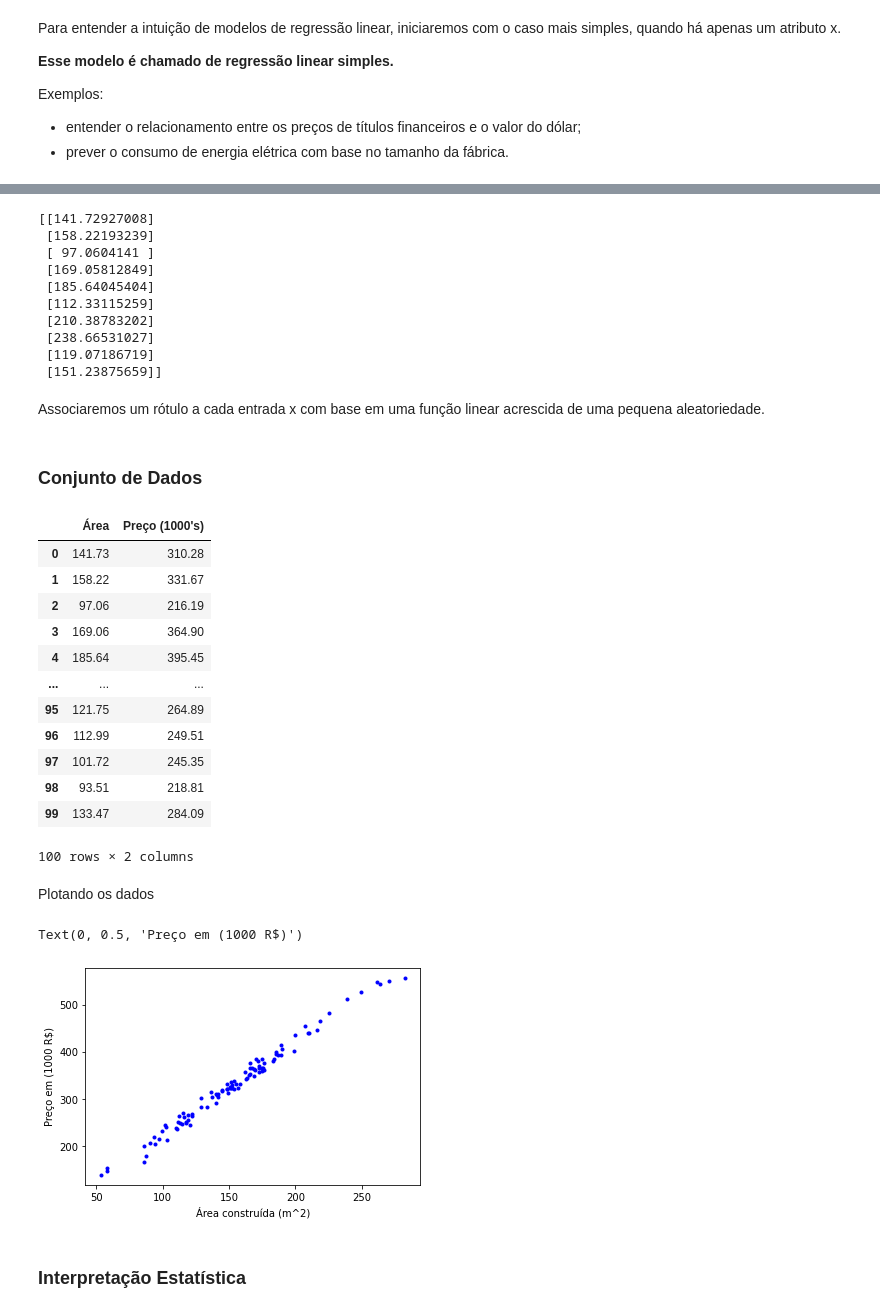
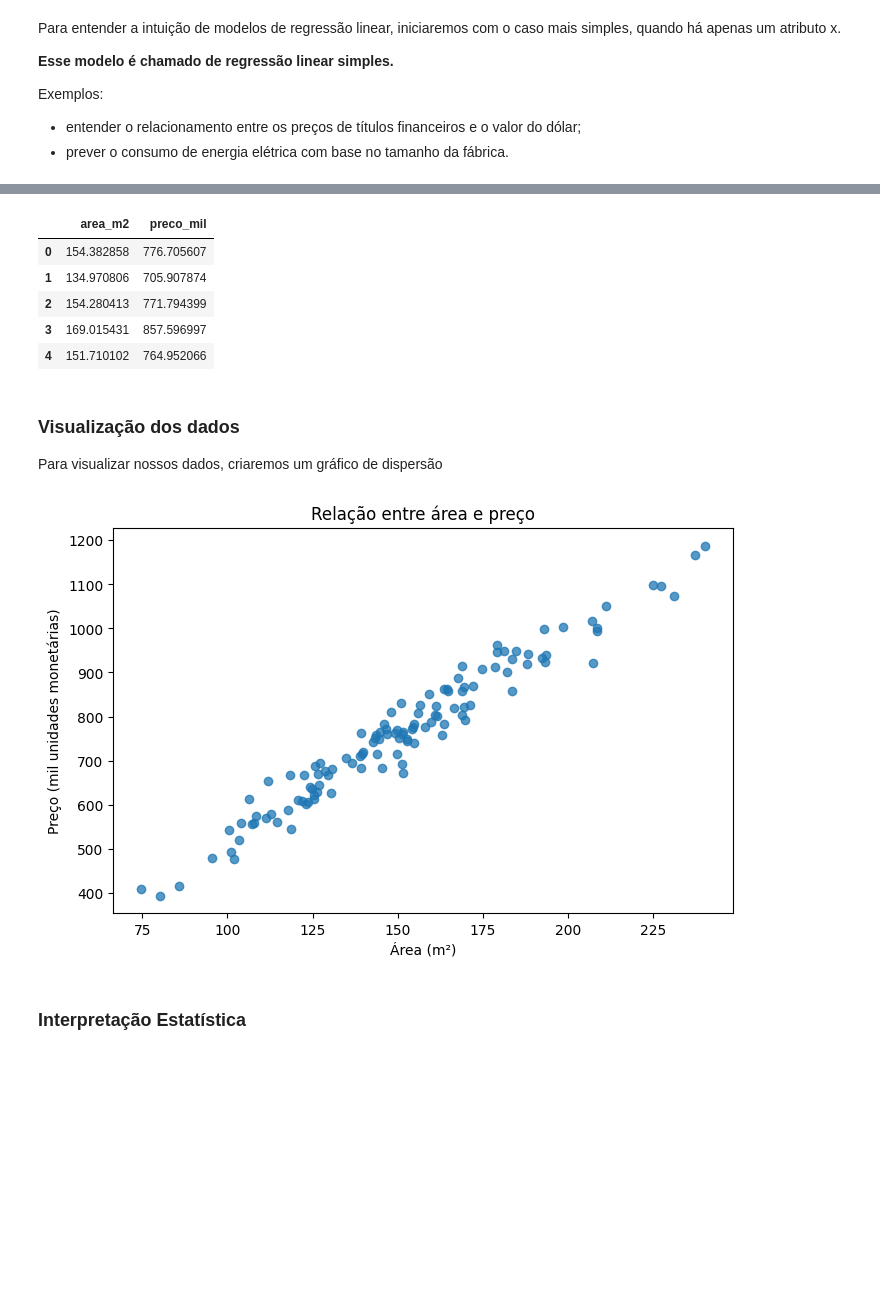
Before and after one commit to diogoflim/AM, a Jupyter notebook: 05_Reg_linear.ipynb, the cells around one changed output, grey strips where cells are left out. Saved outputs shown, nothing was run; the diff lists cells and outputs as text; code cells hidden in the pictures; blank space fills up the shorter version.

```diff
--- a/05_Reg_linear.ipynb
+++ b/05_Reg_linear.ipynb
@@ -46,20 +61,26 @@ Vamos iniciar plotando um gráfico de dispersão para uma função linear qualqu
 # %%
-mu, sigma = 150, 50 # média e desvio padrão
+# área em m²
+n_apartamentos = 120
 
-# gerando 100 variáveis entre 0 e 2
-X = np.random.normal(mu, sigma, size=(100,1))
+area = np.random.normal(loc=150, scale=35, size= (n_apartamentos,1))
+area = np.clip(area, 45, None)  # evitando áreas negativas ou muito pequenas
 
-print (X[:10])
+# modelo "verdadeiro" subjacente (desconhecido em problemas reais)
+preco_base = 80 + 4.5 * area
+
+# ruído aleatório
+ruido = np.random.normal(loc=0, scale=35, size=(n_apartamentos,1))
+
+# preço observado
+preco = preco_base + ruido
+
+dados = pd.DataFrame(np.concatenate((area,preco), axis=1), columns = ["area_m2", "preco_mil"])
+
+dados.head()
 # %% [output]
-[[141.72927008]
- [158.22193239]
- [ 97.0604141 ]
- [169.05812849]
- [185.64045404]
- [112.33115259]
- [210.38783202]
- [238.66531027]
- [119.07186719]
- [151.23875659]]
+|  | area_m2 | preco_mil |
+| 0 | 154.382858 | 776.705607 |
+| 1 | 134.970806 | 705.907874 |
+| 2 | 154.280413 | 771.794399 |
+| 3 | 169.015431 | 857.596997 |
+| 4 | 151.710102 | 764.952066 |
-# %% [markdown]
-Associaremos um rótulo a cada entrada x com base em uma função linear acrescida de uma pequena aleatoriedade.
@@ -70,31 +87,16 @@ y = 25 + 2 * X + np.random.normal(mu_2, sigma_2, size=(100,1))
-# %% [markdown]
-### Conjunto de Dados
-# %%
-import pandas as pd
-pd.DataFrame(np.concatenate((X,y), axis=1), columns = ["Área", "Preço (1000's)"]).round(2)
-# %% [output]
-|  | Área | Preço (1000's) |
-| 0 | 141.73 | 310.28 |
-| 1 | 158.22 | 331.67 |
-| 2 | 97.06 | 216.19 |
-| 3 | 169.06 | 364.90 |
-| 4 | 185.64 | 395.45 |
-| ... | ... | ... |
-| 95 | 121.75 | 264.89 |
-| 96 | 112.99 | 249.51 |
-| 97 | 101.72 | 245.35 |
-| 98 | 93.51 | 218.81 |
-| 99 | 133.47 | 284.09 |
-100 rows × 2 columns
 # %% [markdown]
-Plotando os dados
+### Visualização dos dados
+
+Para visualizar nossos dados, criaremos um gráfico de dispersão
 # %%
-plt.plot(X, y, "b.")
-plt.xlabel('Área construída (m^2)')
-plt.ylabel('Preço em (1000 R$)')
+plt.figure(figsize=(8,5))
+plt.scatter(dados["area_m2"], dados["preco_mil"], alpha=0.75)
+plt.xlabel("Área (m²)")
+plt.ylabel("Preço (mil unidades monetárias)")
+plt.title("Relação entre área e preço")
+plt.show()
 # %% [output]
-Text(0, 0.5, 'Preço em (1000 R$)')
-[figure, old version]
+[figure, new version]
 # %% [markdown]
 ### Interpretação Estatística
 # %% [markdown]
```
Also changed, not shown: parts of 30 cells of this notebook.
